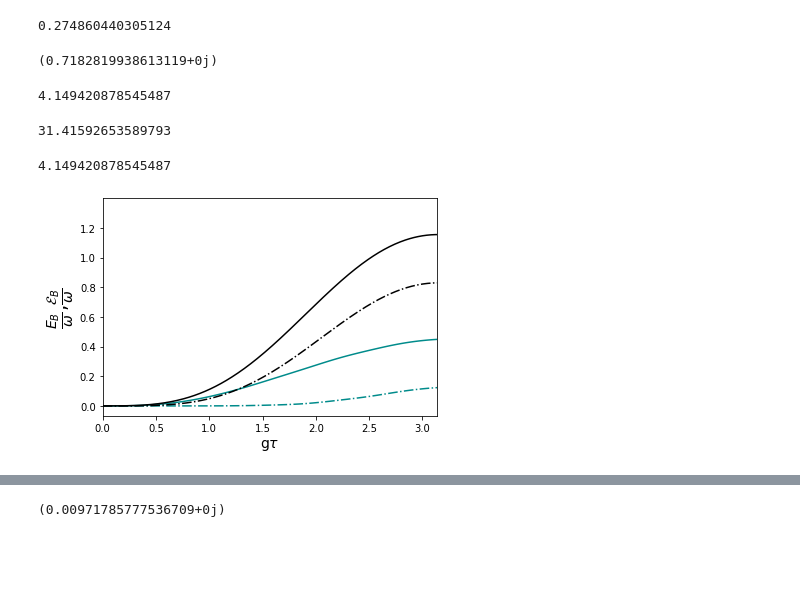
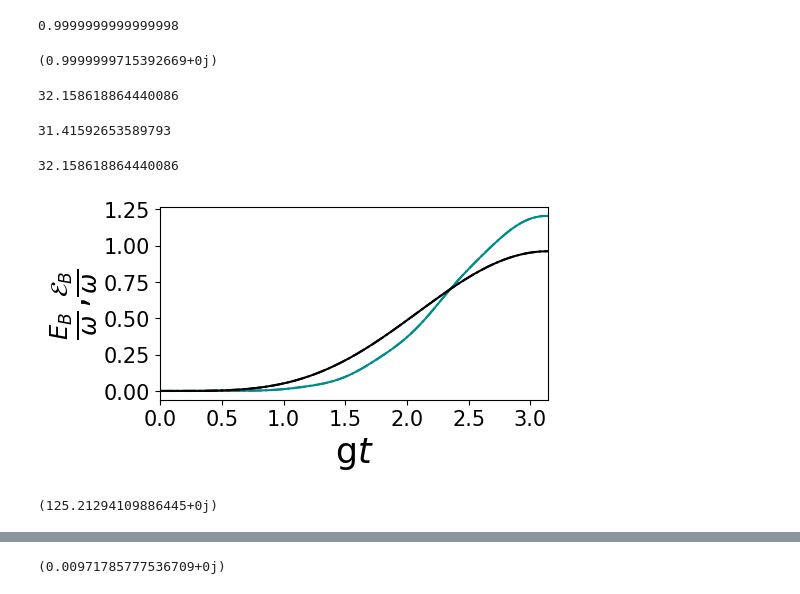
Before and after one commit to gsuarezr/krotov, a Jupyter notebook: Mixed/Linear/Plots energia-0.05omega.ipynb, the cells around one changed output, grey strips where cells are left out. Saved outputs shown, nothing was run; the diff lists cells and outputs as text; code cells hidden in the pictures; blank space fills up the shorter version.

```diff
--- a/Mixed/Linear/Plots energia-0.05omega.ipynb
+++ b/Mixed/Linear/Plots energia-0.05omega.ipynb
@@ -10,7 +10,7 @@ g=0.2*omega
 T=np.pi/g
 nt=100
 tlist = np.linspace(0,T, nt)
-gamma=0.05*omega
-ratio,power,opt_result,energy,ergotropy=pruebas.get_result(omega,ampl0,mu,g,gamma,1,tlist,100,rate=1,energy=1+1.5j)
+gamma=0.01*omega
+ratio,power,opt_result,energy,ergotropy=pruebas.get_result(omega,ampl0,mu,g,gamma,0,tlist,100,rate=10,energy=1.2)
 # %% [output]
 iter.       J_T    ∫gₐ(t)dt          J       ΔJ_T         ΔJ  secs
@@ -25,39 +35,45 @@ KeyboardInterrupt:
 # %%
-t,energy2,ergotropy2=pruebas.giovanetti(omega,g,gamma,mu,1,T)
+t,energy2,ergotropy2=pruebas.giovanetti(omega,g,gamma,mu,0,T)
 # %%
 ergotropy[-1]/energy[-1]
 # %% [output]
-0.274860440305124
+0.9999999999999998
 # %%
 ergotropy2[-1]/energy2[-1]
 # %% [output]
-(0.7182819938613119+0j)
+(0.9999999715392669+0j)
 # %%
 pruebas.field_energy(opt_result,tlist,T,nt)
 # %% [output]
-4.149420878545487
+32.158618864440086
 # %%
 2*np.pi/g
 # %% [output]
 31.41592653589793
-# %%
-t,energy2,ergotropy2=pruebas.giovanetti(omega,g,0.05,mu,1,T=500)
 # %%
 pruebas.field_energy(opt_result,tlist,T,nt)
 # %% [output]
-4.149420878545487
+32.158618864440086
+# %%
+plt.rc('figure', figsize=(5, 2.5))
 # %%
 plt.plot(tlist*g,np.real(energy),color='darkcyan')
 plt.plot(tlist*g,np.real(ergotropy),ls='dashdot',color='darkcyan')
 plt.plot(t*g,np.real(energy2),color='black')
 plt.plot(t*g,np.real(ergotropy2),ls='dashdot',color='black')
-plt.xlabel(r'g$\tau$',fontsize=14)
-plt.ylabel(r'$\frac{E_{B}}{\omega}$,$\frac{\mathcal{E}_{B}}{\omega}$',fontsize=20)
+plt.xlabel(r'g$t$',fontsize=25)
+plt.ylabel(r'$\frac{E_{B}}{\omega}$,$\frac{\mathcal{E}_{B}}{\omega}$',fontsize=25)
 plt.xlim(0,np.pi)
+plt.yticks(fontsize=15)
+plt.xticks(fontsize=15)
 #plt.xticks(np.arange(0, 2*np.pi+0.001, np.pi/4),['0',r'$\frac{\pi}{4}$',r'$\frac{\pi}{2}$',r'$\frac{3 \pi}{4}$',r'$\pi$',r'$\frac{5\pi}{4}$',r'$\frac{3 \pi}{2}$',r'$\frac{7 \pi}{4}$',r'$2 \pi$'])
 plt.show()
 # %% [output]
-[figure, old version]
+[figure, new version]
+# %%
+(ergotropy[-1]/ergotropy2[-1])*100
+# %% [output]
+(125.21294109886445+0j)
 # %%
 omega=1
 ampl0=0.00001
```
Also changed, not shown: parts of 12 cells of this notebook, 26 other files.
